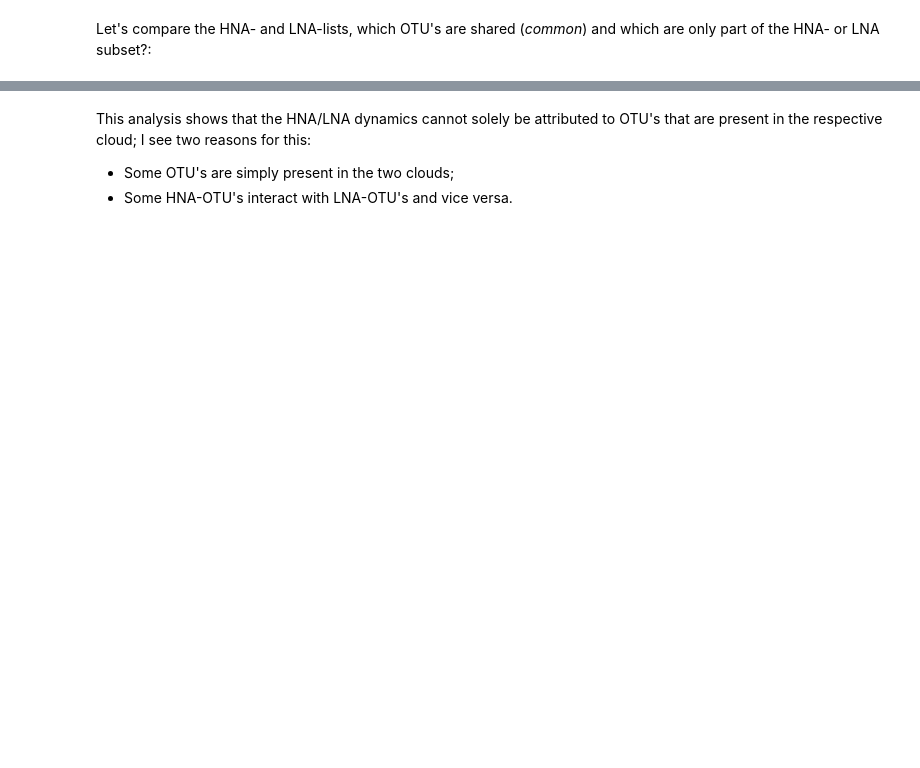
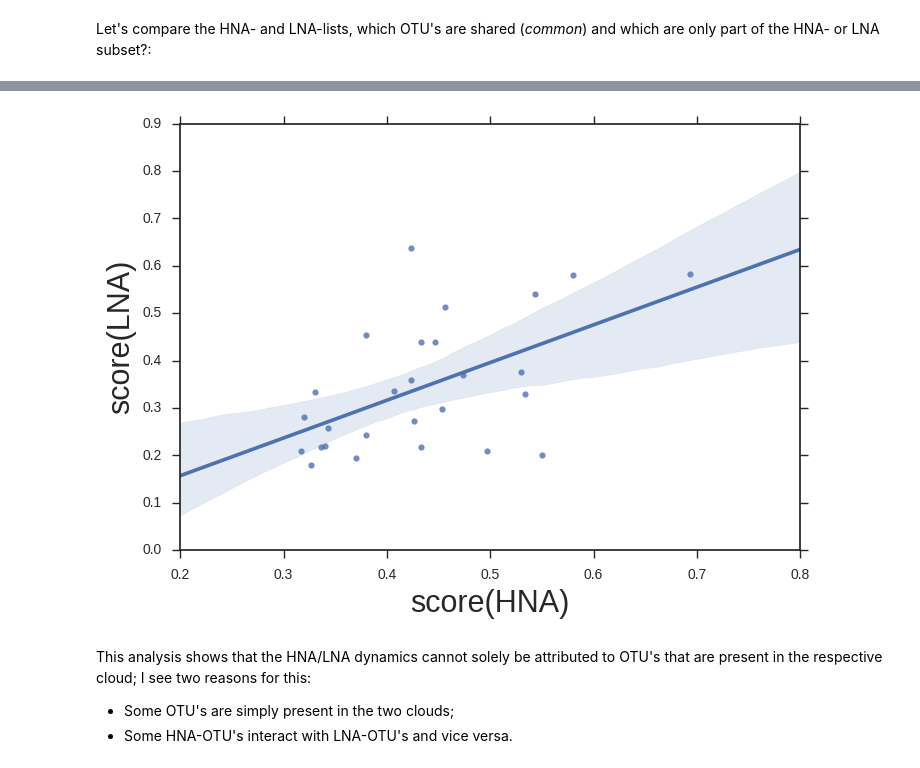
Before and after one commit to rprops/HNA_LNA_productivity, a Jupyter notebook: analysis_final_HNA_LNA_outliersremoved.ipynb, the cells around one changed output, grey strips where cells are left out. Cells and saved outputs as stored; diff of their text form; code cells hidden in the pictures; blank space fills up the shorter version.

```diff
--- a/analysis_final_HNA_LNA_outliersremoved.ipynb
+++ b/analysis_final_HNA_LNA_outliersremoved.ipynb
@@ -268,3 +317,13 @@ Size subset OTUs related to both: 27
+# %%
+plt.figure()
+sns.regplot(x=hna_scores.loc[idx_common,'score'],y=lna_scores.loc[idx_common,'score'])
+plt.xlabel('score(HNA)', size=22)
+plt.xticks(size=10)
+plt.ylabel('score(LNA)', size=22)
+plt.yticks(size=10)
+plt.show()
+# %% [output]
+[figure, added]
 # %% [markdown]
 This analysis shows that the HNA/LNA dynamics cannot solely be attributed to OTU's that are present in the respective cloud; I see two reasons for this:
 - Some OTU's are simply present in the two clouds;
```
Also changed, not shown: parts of 16 cells of this notebook.
